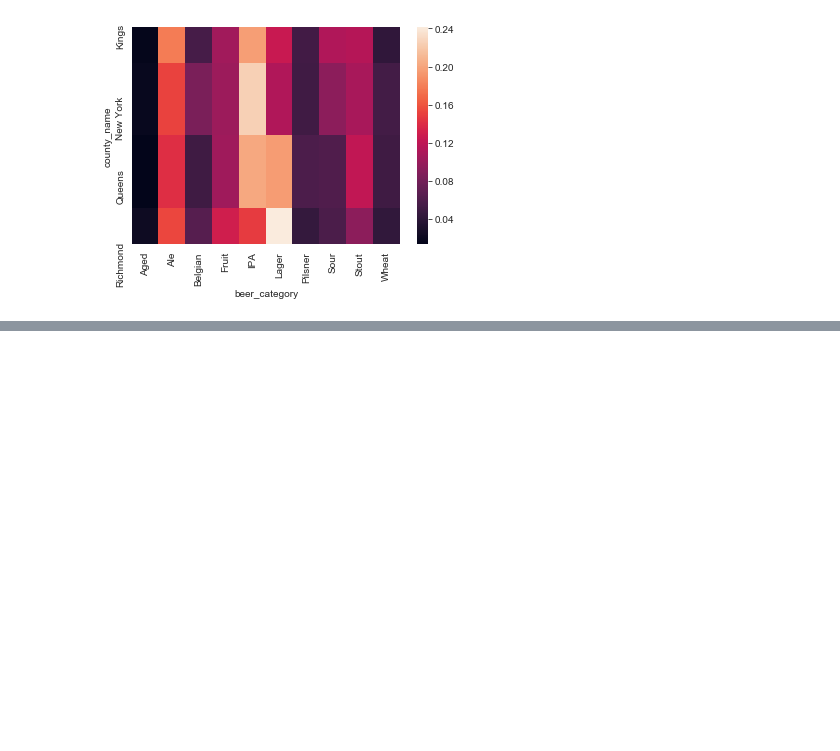
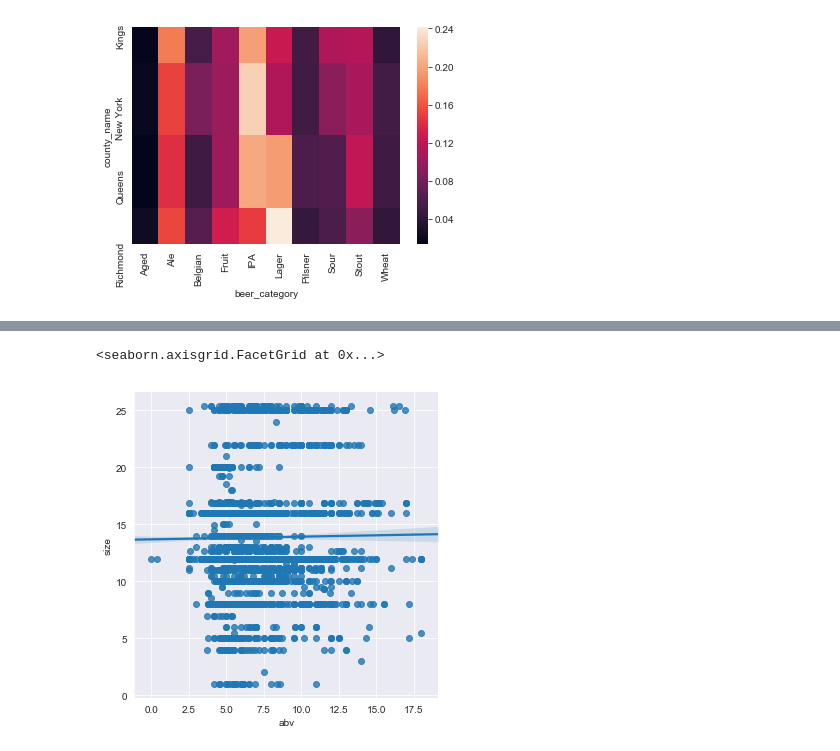
Before and after one commit to rcharan/beer-pubs, a Jupyter notebook: statistical_tests.ipynb, the cells around one changed output, grey strips where cells are left out. Drawn from its saved outputs; the diff is of its cells as text; code cells hidden in the pictures; blank space fills up the shorter version.

```diff
--- a/statistical_tests.ipynb
+++ b/statistical_tests.ipynb
@@ -112,0 +141,5 @@ sns.heatmap(row_freq)
+# %%
+sns.lmplot('abv', 'size', data=temp_df)
+# %% [output]
+<seaborn.axisgrid.FacetGrid at 0x...>
+[figure, added]
```
Also changed, not shown: parts of 13 cells of this notebook.
